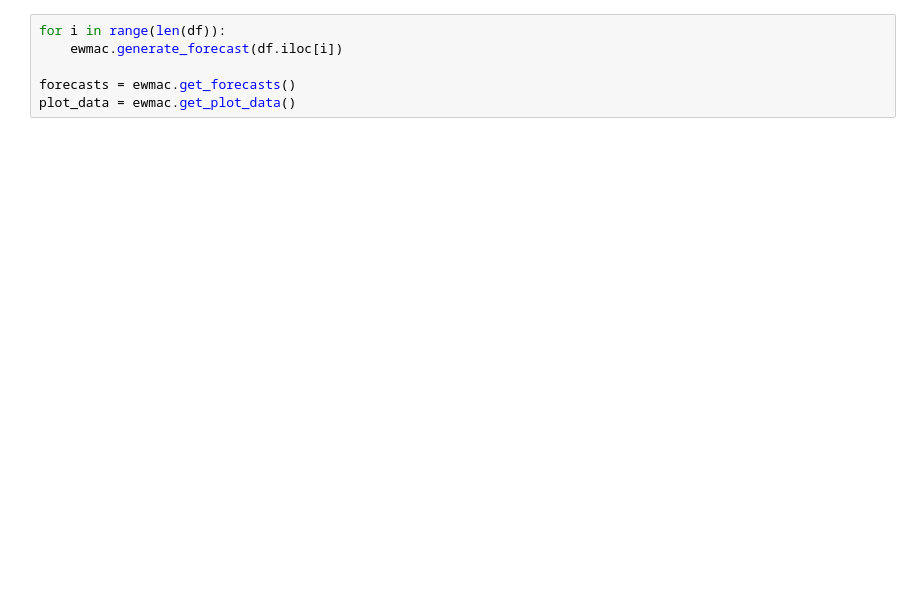
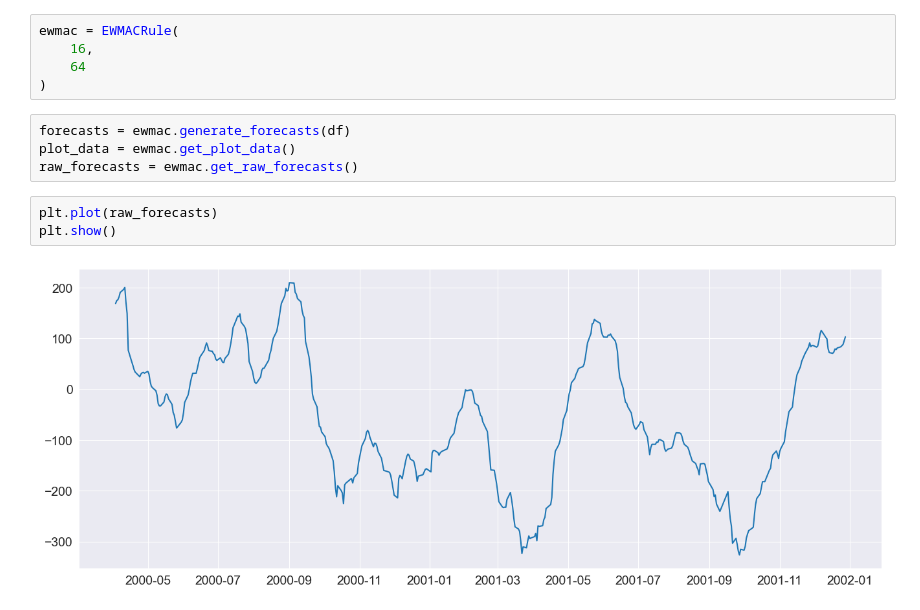
Before and after one commit to yangsu01/funance_trader, a Jupyter notebook: src/backtesting/calibration.ipynb, the cells around one changed output. Drawn from its saved outputs; the diff is of its cells as text; blank space fills up the shorter version.

```diff
--- a/src/backtesting/calibration.ipynb
+++ b/src/backtesting/calibration.ipynb
@@ -21,8 +33,16 @@ df = yf.download('SPY', start='2010-01-01', end='2019-12-31', multi_level_index=
 # %% [output]
 [*********************100%***********************]  1 of 1 completed
-# %%
-for i in range(len(df)):
-    ewmac.generate_forecast(df.iloc[i])
-
-forecasts = ewmac.get_forecasts()
-plot_data = ewmac.get_plot_data()
+# %%
+ewmac = EWMACRule(
+    16,
+    64
+)
+# %%
+forecasts = ewmac.generate_forecasts(df)
+plot_data = ewmac.get_plot_data()
+raw_forecasts = ewmac.get_raw_forecasts()
+# %%
+plt.plot(raw_forecasts)
+plt.show()
+# %% [output]
+[figure, added]
```
Also changed, not shown: parts of 14 cells of this notebook.
